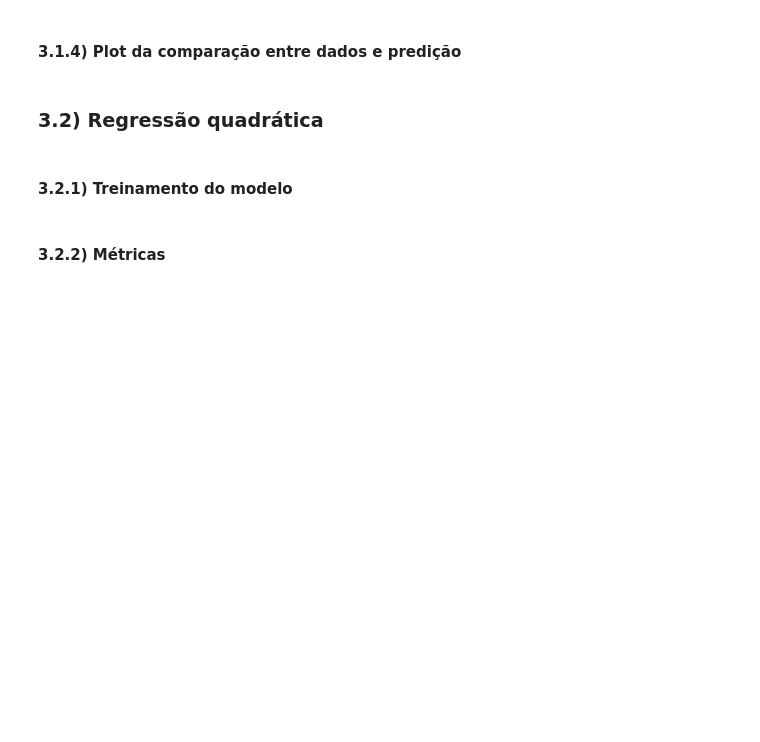
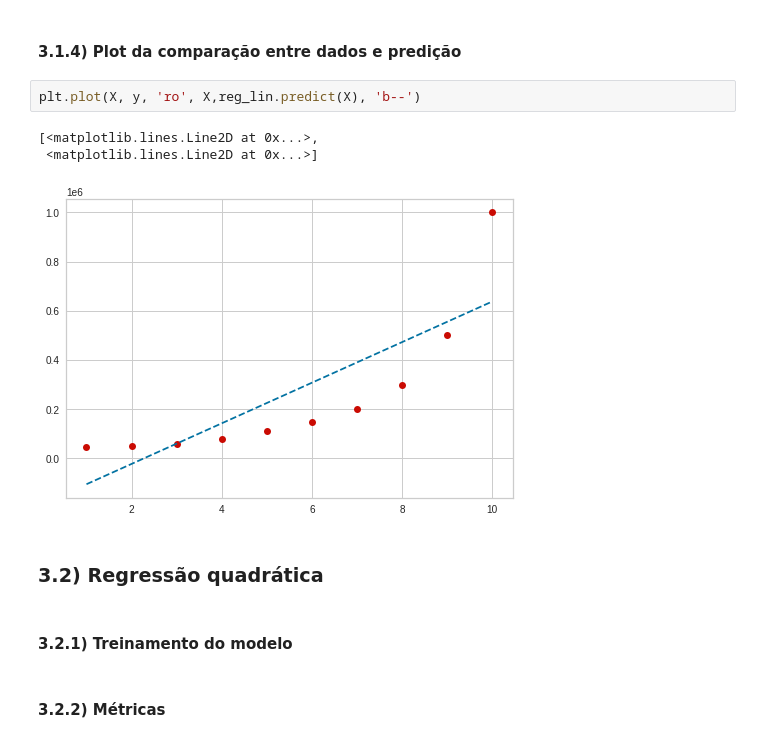
Before and after one commit to martinmedice/Learning_Data_Science, a Jupyter notebook: Aplicação_Regressão_Não_Linear.ipynb, the cells around one changed output. Saved outputs shown, nothing was run; the diff lists cells and outputs as text; blank space fills up the shorter version.

```diff
--- a/Aplicação_Regressão_Não_Linear.ipynb
+++ b/Aplicação_Regressão_Não_Linear.ipynb
@@ -50,5 +83,11 @@ Aqui você pode plotar anos de experiência por salário em um gráfico de ponto
 # %% [markdown]
 #### 3.1.4) Plot da comparação entre dados e predição
+# %%
+plt.plot(X, y, 'ro', X,reg_lin.predict(X), 'b--')
+# %% [output]
+[<matplotlib.lines.Line2D at 0x...>,
+ <matplotlib.lines.Line2D at 0x...>]
+[figure, added]
 # %% [markdown]
 ### 3.2) Regressão quadrática
 # %% [markdown]
```
Also changed, not shown: parts of 5 cells of this notebook.
